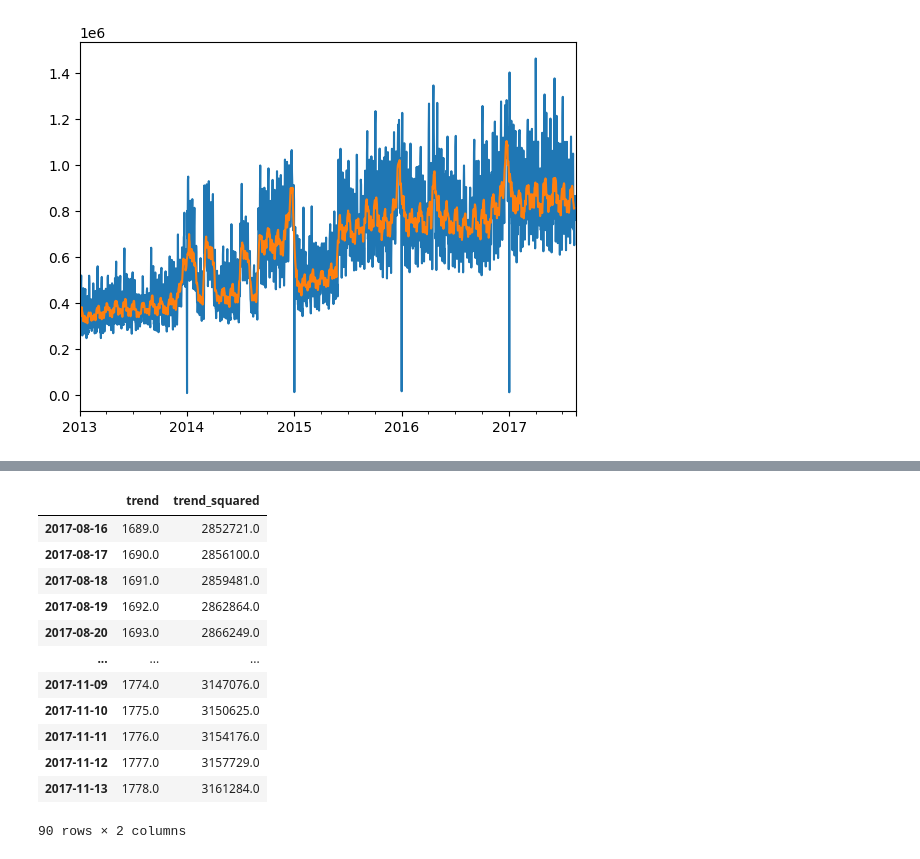
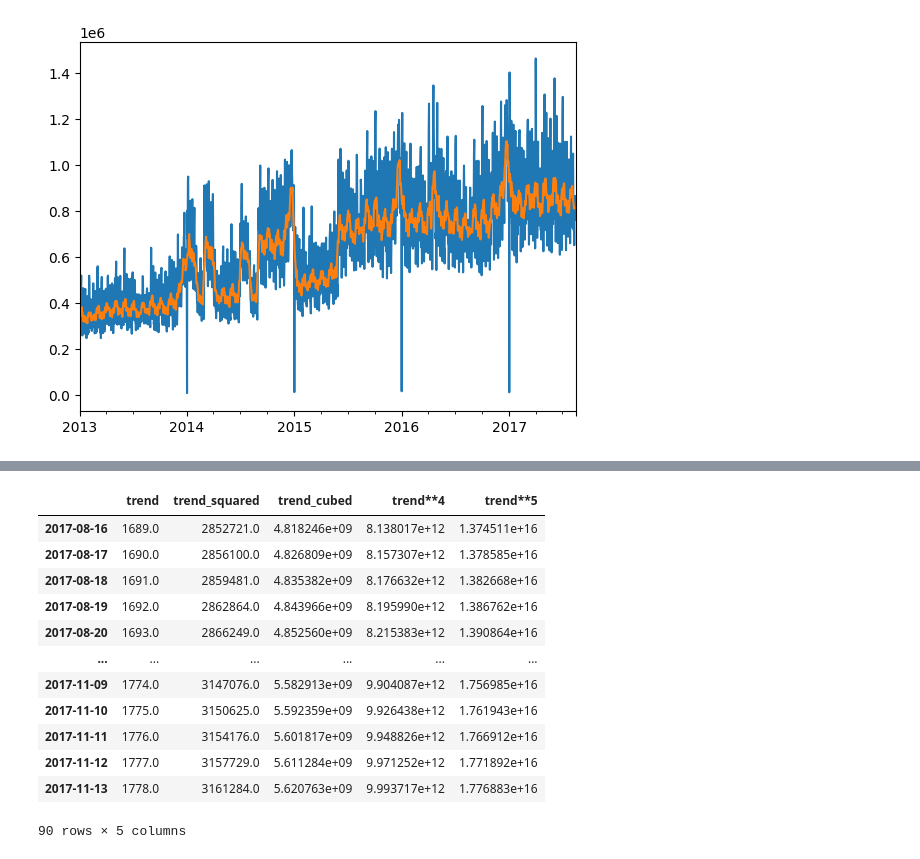
Before and after one commit to kwonowk/store-sales-forecast_kaggle, a Jupyter notebook: forecast.ipynb, the cells around one changed output, grey strips where cells are left out. Drawn from its saved outputs; the diff is of its cells as text; code cells hidden in the pictures.

Commit message:
Drew trend with DeterministicProcess

```diff
--- a/forecast.ipynb
+++ b/forecast.ipynb
@@ -153,31 +169,31 @@ trend.plot()
 # %%
 from statsmodels.tsa.deterministic import DeterministicProcess
 
-y = sales_group.copy()
+y = sales_group['sales'].copy()
 
 dp = DeterministicProcess(
     index = y.index,
     constant = False,
-    order = 2,
+    order = 5,
     drop = True
 )
 
 X = dp.in_sample()
 
 X_fore = dp.out_of_sample(steps = 90)
 
 X_fore
 # %% [output]
-|  | trend | trend_squared |
-| 2017-08-16 | 1689.0 | 2852721.0 |
-| 2017-08-17 | 1690.0 | 2856100.0 |
-| 2017-08-18 | 1691.0 | 2859481.0 |
-| 2017-08-19 | 1692.0 | 2862864.0 |
-| 2017-08-20 | 1693.0 | 2866249.0 |
-| ... | ... | ... |
-| 2017-11-09 | 1774.0 | 3147076.0 |
-| 2017-11-10 | 1775.0 | 3150625.0 |
-| 2017-11-11 | 1776.0 | 3154176.0 |
-| 2017-11-12 | 1777.0 | 3157729.0 |
-| 2017-11-13 | 1778.0 | 3161284.0 |
+|  | trend | trend_squared | trend_cubed | trend**4 | trend**5 |
+| 2017-08-16 | 1689.0 | 2852721.0 | 4.818246e+09 | 8.138017e+12 | 1.374511e+16 |
+| 2017-08-17 | 1690.0 | 2856100.0 | 4.826809e+09 | 8.157307e+12 | 1.378585e+16 |
+| 2017-08-18 | 1691.0 | 2859481.0 | 4.835382e+09 | 8.176632e+12 | 1.382668e+16 |
+| 2017-08-19 | 1692.0 | 2862864.0 | 4.843966e+09 | 8.195990e+12 | 1.386762e+16 |
+| 2017-08-20 | 1693.0 | 2866249.0 | 4.852560e+09 | 8.215383e+12 | 1.390864e+16 |
+| ... | ... | ... | ... | ... | ... |
+| 2017-11-09 | 1774.0 | 3147076.0 | 5.582913e+09 | 9.904087e+12 | 1.756985e+16 |
+| 2017-11-10 | 1775.0 | 3150625.0 | 5.592359e+09 | 9.926438e+12 | 1.761943e+16 |
+| 2017-11-11 | 1776.0 | 3154176.0 | 5.601817e+09 | 9.948826e+12 | 1.766912e+16 |
+| 2017-11-12 | 1777.0 | 3157729.0 | 5.611284e+09 | 9.971252e+12 | 1.771892e+16 |
+| 2017-11-13 | 1778.0 | 3161284.0 | 5.620763e+09 | 9.993717e+12 | 1.776883e+16 |
-90 rows × 2 columns
+90 rows × 5 columns
```
Also changed, not shown: parts of 4 cells of this notebook.
